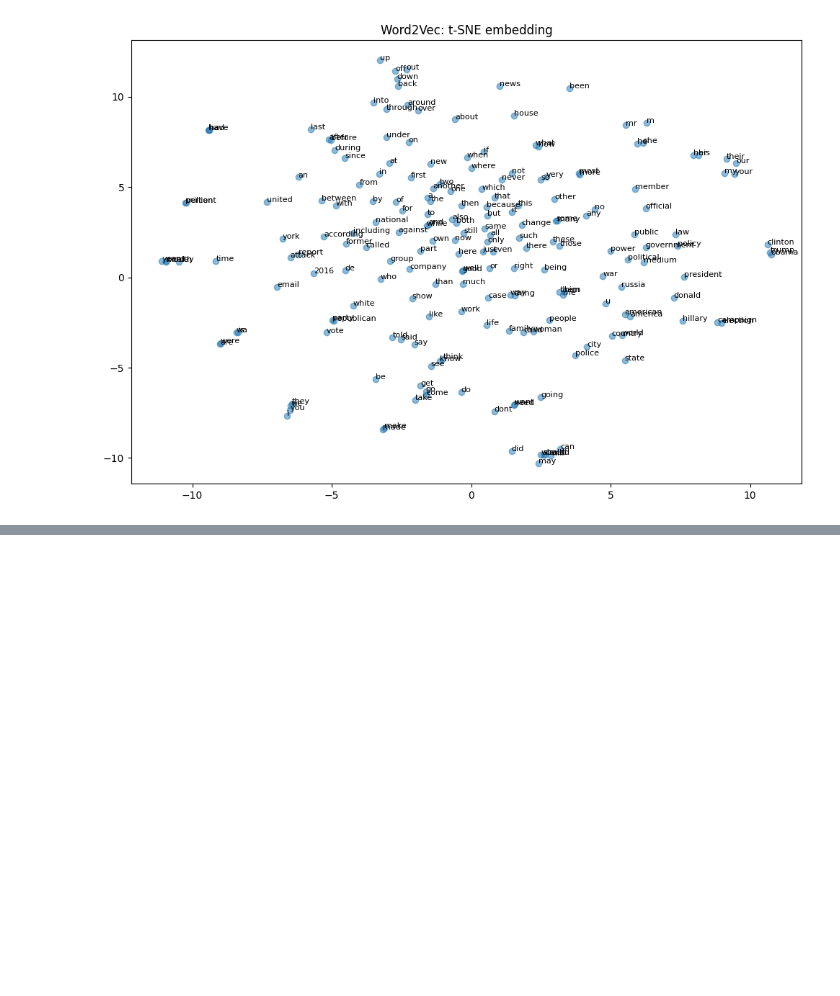
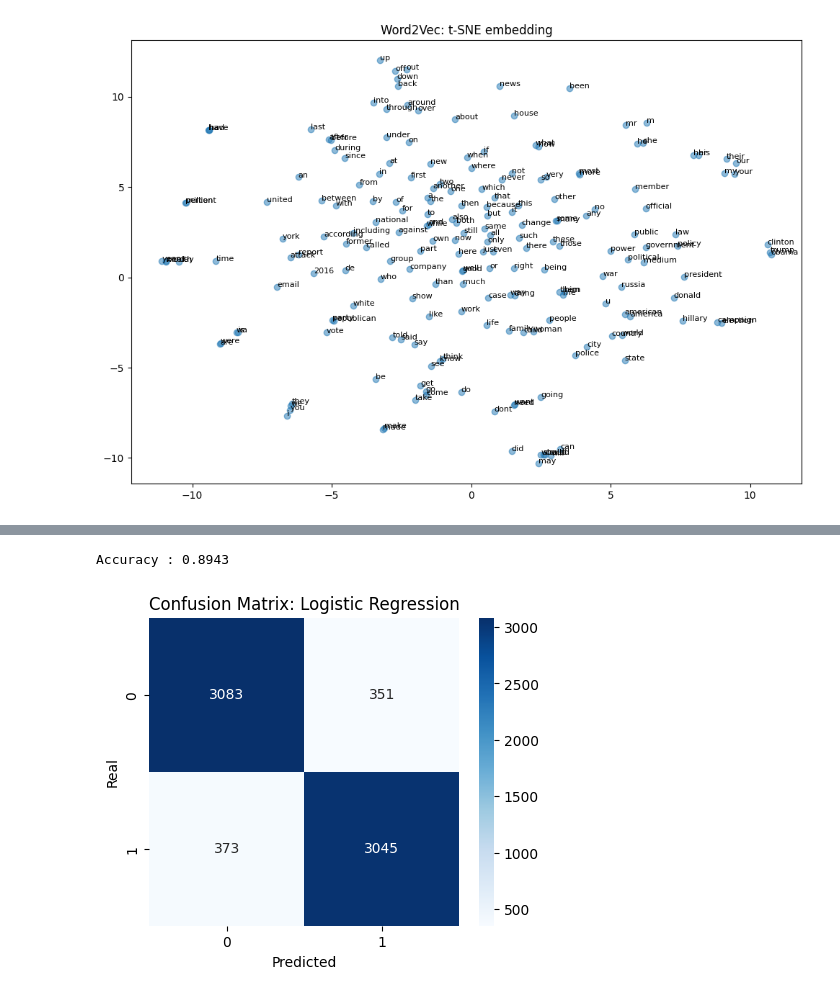
Before and after one commit to elizabeth-wolfsohn/fake_news_detection, a Jupyter notebook: dataset.ipynb, the cells around one changed output, grey strips where cells are left out. Saved outputs shown, nothing was run; the diff lists cells and outputs as text; code cells hidden in the pictures; blank space fills up the shorter version.

```diff
--- a/dataset.ipynb
+++ b/dataset.ipynb
@@ -202,0 +248,15 @@ plt.show()
+# %%
+#Logistic Regression
+
+lr_model=LogisticRegression(max_iter=1000,solver="lbfgs")
+lr_model.fit(X_train, y_train)
+
+
+y_pred=lr_model.predict(X_test)
+print(f"Accuracy : {accuracy_score(y_test, y_pred):.4f}")
+cm=confusion_matrix(y_test, y_pred)
+
+visualize_confusion_matrix(cm, "Confusion Matrix: Logistic Regression")
+# %% [output]
+Accuracy : 0.8943
+[figure, added]
```
Also changed, not shown: parts of 6 cells of this notebook.
